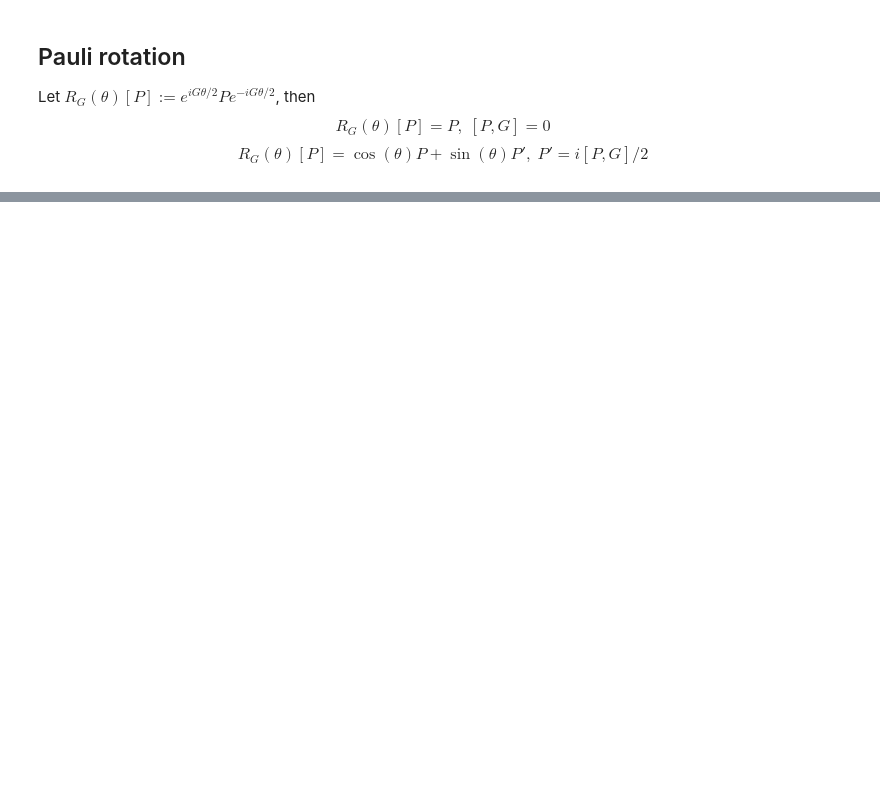
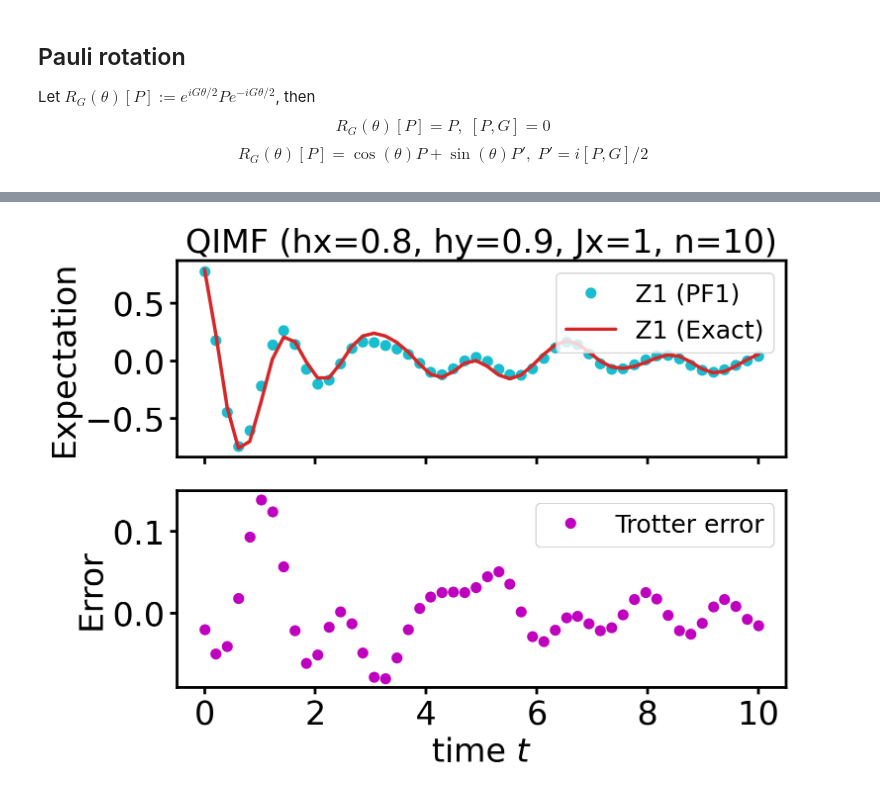
Before and after one commit to Jue-Xu/Pauli-Propagation-Hamiltonian-Expectation, a Jupyter notebook: pauli_propagation.ipynb, the cells around one changed output, grey strips where cells are left out. Cells and saved outputs as stored; diff of their text form; code cells hidden in the pictures; blank space fills up the shorter version.

```diff
--- a/pauli_propagation.ipynb
+++ b/pauli_propagation.ipynb
@@ -54,0 +64,80 @@ SparsePauliOp.from_sparse_list()
+# %%
+import numpy as np
+
+def expect_value(ob, state):
+    # if isinstance(state, Statevector):
+    #     return np.abs(state.conj().T @ ob @ state)
+    # elif isinstance(state, DensityMatrix):
+    #     return np.trace(ob @ state)
+    # else:
+    #     raise ValueError('invalid state type')
+    expval = state.conj().T @ ob @ state
+    if expval.imag > 1e-7:
+        print('imaginary part of expectation value is', expval.imag)
+        raise ValueError('Expectation value is not real')
+    return expval.real
+    # return np.abs(state.conj().T @ ob @ state)
+# %%
+## QIMF model
+n = 10
+# n = 8
+t_num = 50
+# t_num = 100
+t = n
+t_list = np.linspace(0, t, t_num)
+
+# hx, hy, Jx = 0.8090, 0.0, 1
+hx, hy, Jx = 0.8, 0.9, 1
+# hx, hy, Jx = 0.8090, 0.9045, 1
+print(f'QIMF model with hx={hx}, hy={hy}, Jx={Jx}, n={n}')
+qimf = Nearest_Neighbour_1d(n, hx=hx, hy=hy, Jx=Jx, pbc=False)
+H_list = qimf.ham_par
+
+r = t_num
+U_dt_ideal = expH(sum(H_list), t/r, use_jax=False)
+U_dt_appro = pf(H_list, t/r, 1, 1)
+
+zzz = SparsePauliOp('Z'*n, 1).to_matrix()
+xxx = SparsePauliOp('X'*n, 1).to_matrix()
+zii = SparsePauliOp('I'*(n-1)+'Z', 1).to_matrix()
+ziz = SparsePauliOp('Z'+'I'*(n-2)+'Z', 1).to_matrix()
+mag = SparsePauliOp.from_sparse_list([('Z', [i], 1/n) for i in range(0, n)], n).to_matrix()
+cor = SparsePauliOp.from_sparse_list([('ZZ', [i,i+1], 1/(n-1)) for i in range(0, n-1)], n).to_matrix()
+
+init_state_str = '0'*n
+# init_state_str = '+'*n
+# init_state_str = '10'*(n//2)
+print('initial state: ', init_state_str)
+init_state = Statevector.from_label(init_state_str).data
+ideal_current_state = init_state.data
+appro_current_state = init_state.data
+expval_dict = {'zzz': [], 'zii': [], 'ziz': [], 'xxx': [], 'mag': [], 'cor': [], 'pf1': []}
+for _ in range(r):
+    print('+', end='')
+    ideal_current_state = U_dt_ideal @ ideal_current_state
+    appro_current_state = U_dt_appro @ appro_current_state
+    # expval_dict['xxx'].append(expect_value(xxx, ideal_current_state))
+    # expval_dict['zzz'].append(expect_value(zzz, ideal_current_state))
+    expval_dict['zii'].append(expect_value(zii, ideal_current_state))
+    expval_dict['pf1'].append(expect_value(zii, appro_current_state))
+    # expval_dict['ziz'].append(expect_value(ziz, ideal_current_state))
+    # expval_dict['mag'].append(expect_value(mag, ideal_current_state))
+    # expval_dict['cor'].append(expect_value(cor, ideal_current_state))
+
+fig, axes = plt.subplots(2, 1, sharex=True)
+# ax.plot(t_list, expval_dict['xxx'], '-', label='xxx')
+# ax.plot(t_list, expval_dict['zzz'], '-', label='zzz')
+axes[0].plot(t_list, expval_dict['pf1'], '.', label='Z1 (PF1)', color='tab:cyan')
+axes[0].plot(t_list, expval_dict['zii'], '-', label='Z1 (Exact)', color='tab:red')
+# ax.plot(t_list, expval_dict['ziz'], '-', label='ziz')
+# ax.plot(t_list, expval_dict['mag'], '-', label='mag')
+# ax.plot(t_list, expval_dict['cor'], '-', label='cor')
+axes[0].set_ylabel('Expectation')
+axes[1].plot(t_list, np.subtract(expval_dict['pf1'],expval_dict['zii']), '.', label='Trotter error', color='m')
+axes[1].set_xlabel(rf'time $t$')
+axes[1].set_ylabel('Error')
+# axes[1].set_yscale('log')
+axes[0].set_title(fr'QIMF (hx={hx}, hy={hy}, Jx={Jx}, n={n})')
+axes[0].legend(loc='upper right'); axes[1].legend(loc='upper right')
+fig.savefig(f'{fig_dir}/qimf_n={n}.pdf', bbox_inches='tight')
+# %% [output]
@@ -54,0 +147 @@ SparsePauliOp.from_sparse_list()
+[figure, added]
```
Also changed, not shown: parts of 7 cells of this notebook, 4 other files.
